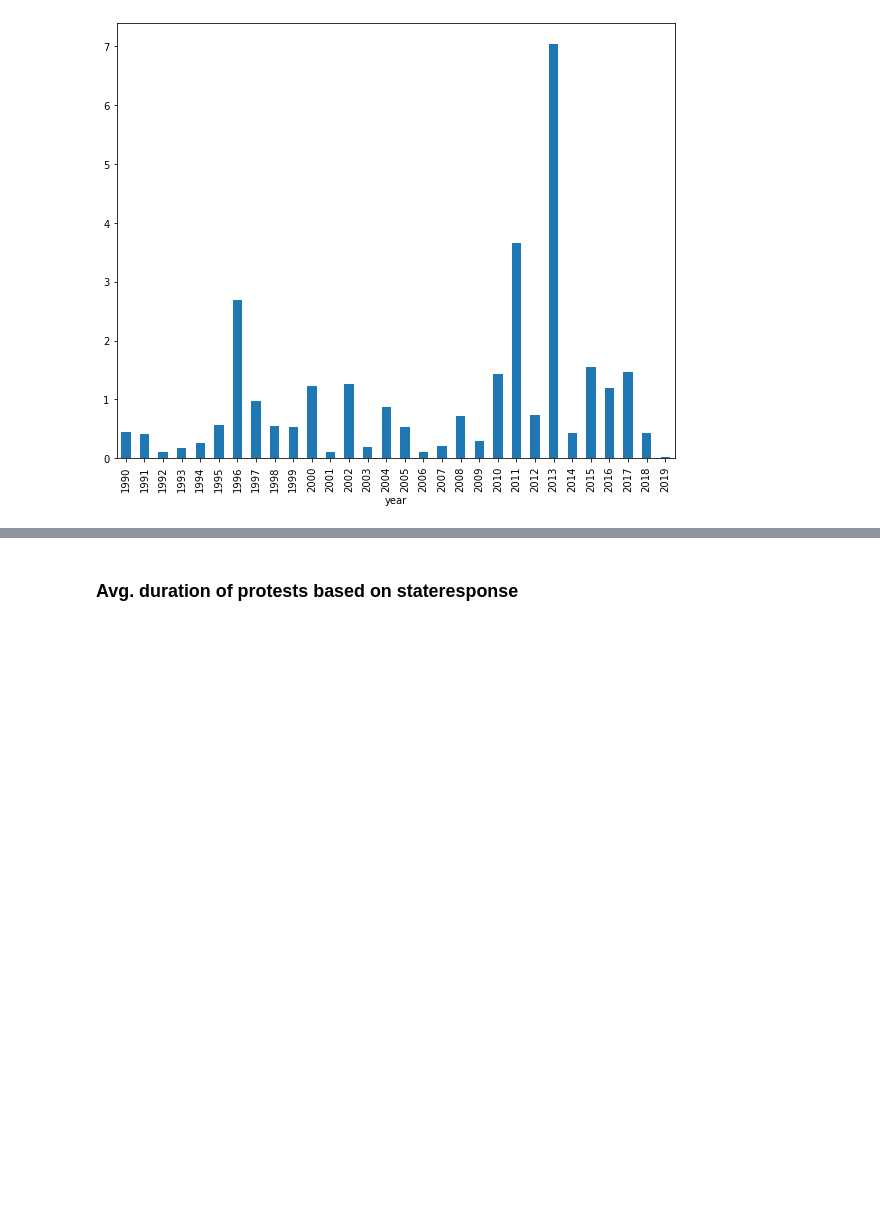
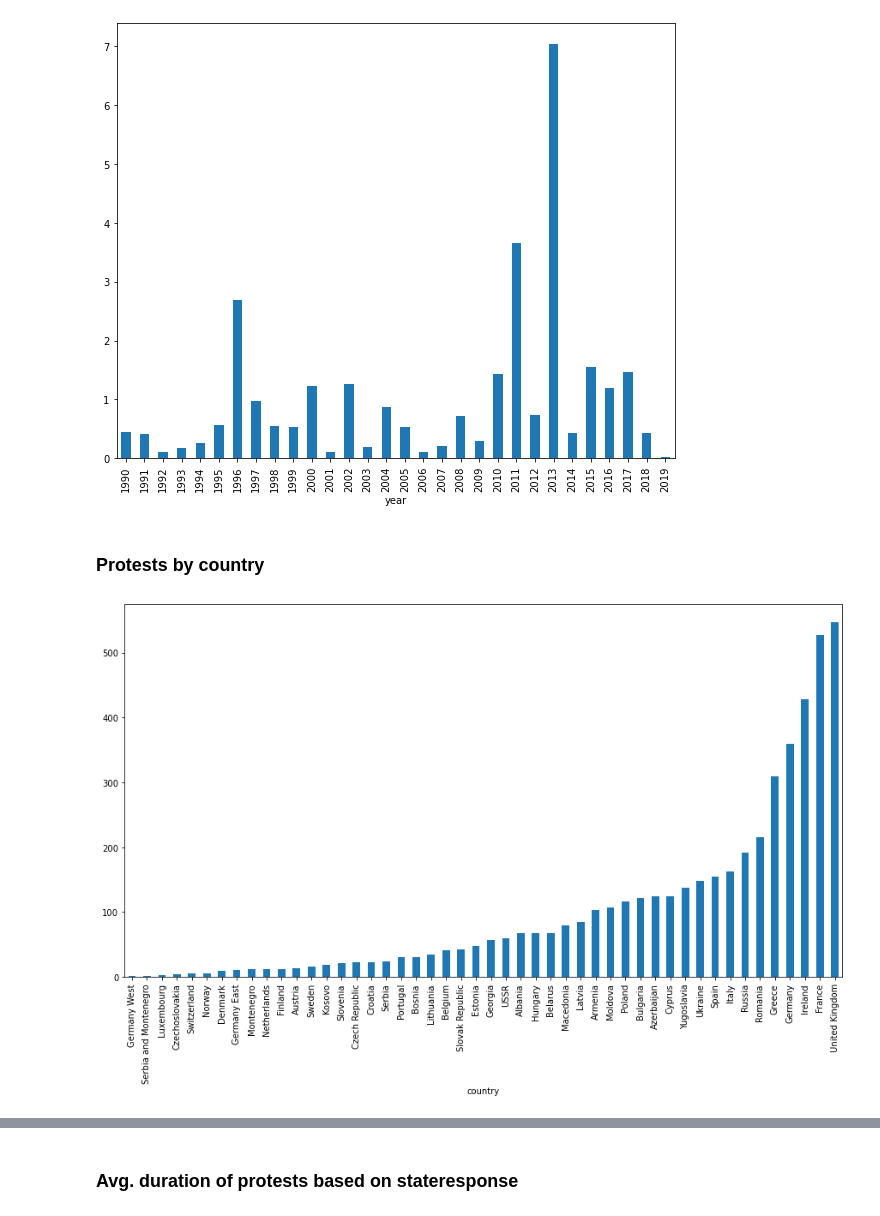
Before and after one commit to 1aaronh/worldwide_protest_analysis, a Jupyter notebook: code/group_project_eda.ipynb, the cells around one changed output, grey strips where cells are left out. Drawn from its saved outputs; the diff is of its cells as text; code cells hidden in the pictures; blank space fills up the shorter version.

```diff
--- a/code/group_project_eda.ipynb
+++ b/code/group_project_eda.ipynb
@@ -398,3 +444,11 @@ edf.groupby(['year'])['datedelta'].mean().sort_index().head(30).plot.bar()
 plt.xticks(rotation=90);
 # %% [output]
 [figure]
+# %% [markdown]
+### Protests by country
+# %%
+plt.figure(figsize=(15,8))
+edf.groupby(['country'])['id'].count().sort_values().head(50).plot.bar()
+plt.xticks(rotation=90);
+# %% [output]
+[figure, added]
```
Also changed, not shown: parts of 12 cells of this notebook.
